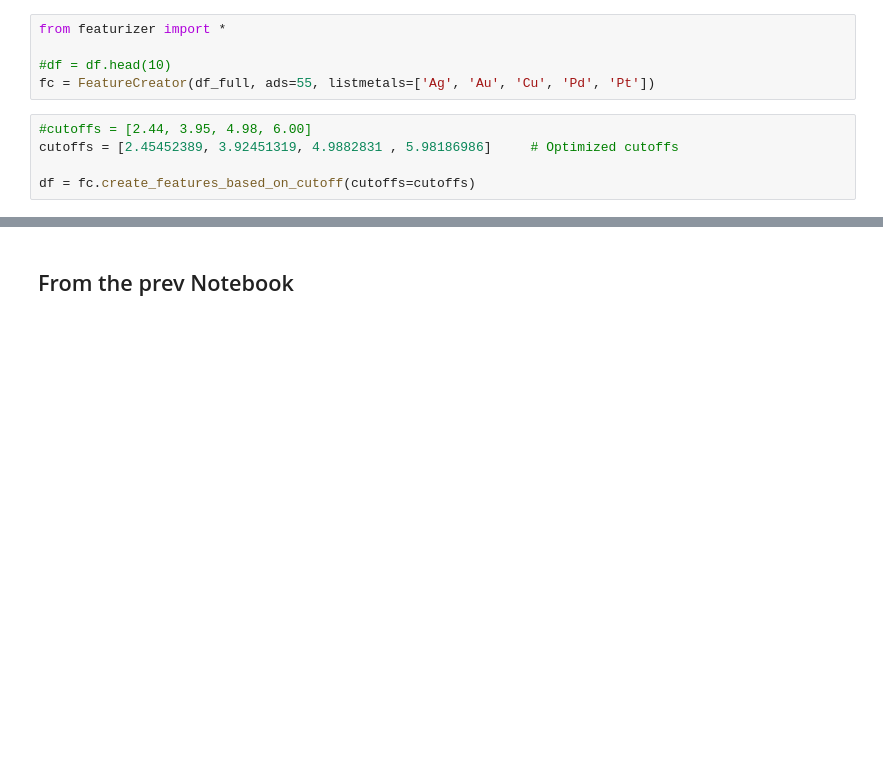
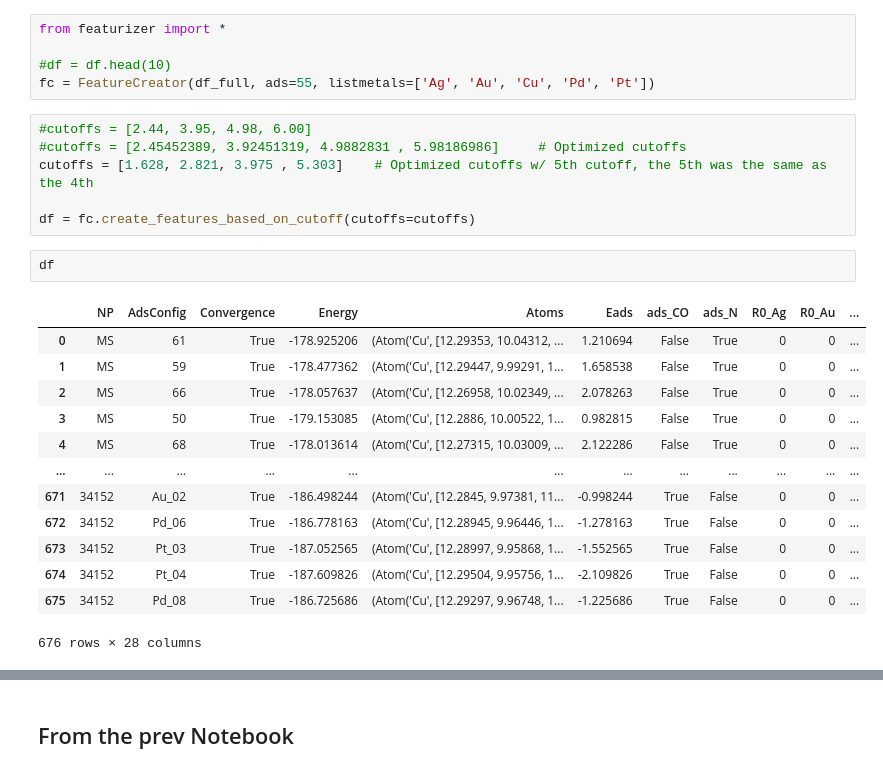
Before and after one commit to manuelarcer/adspredictor, a Jupyter notebook: adspredictor/featurizer/testing.ipynb, the cells around one changed output, grey strips where cells are left out. Cells and saved outputs as stored; diff of their text form; blank space fills up the shorter version.

```diff
--- a/adspredictor/featurizer/testing.ipynb
+++ b/adspredictor/featurizer/testing.ipynb
@@ -205,9 +205,26 @@ from featurizer import *
 fc = FeatureCreator(df_full, ads=55, listmetals=['Ag', 'Au', 'Cu', 'Pd', 'Pt'])
 # %%
 #cutoffs = [2.44, 3.95, 4.98, 6.00]
-cutoffs = [2.45452389, 3.92451319, 4.9882831 , 5.98186986]     # Optimized cutoffs
+#cutoffs = [2.45452389, 3.92451319, 4.9882831 , 5.98186986]     # Optimized cutoffs
+cutoffs = [1.628, 2.821, 3.975 , 5.303]    # Optimized cutoffs w/ 5th cutoff, the 5th was the same as the 4th
 
 df = fc.create_features_based_on_cutoff(cutoffs=cutoffs)
+# %%
+df
+# %% [output]
+|  | NP | AdsConfig | Convergence | Energy | Atoms | Eads | ads_CO | ads_N | R0_Ag | R0_Au | ... |
+| 0 | MS | 61 | True | -178.925206 | (Atom('Cu', [12.29353, 10.04312, ... | 1.210694 | False | True | 0 | 0 | ... |
+| 1 | MS | 59 | True | -178.477362 | (Atom('Cu', [12.29447, 9.99291, 1... | 1.658538 | False | True | 0 | 0 | ... |
+| 2 | MS | 66 | True | -178.057637 | (Atom('Cu', [12.26958, 10.02349, ... | 2.078263 | False | True | 0 | 0 | ... |
+| 3 | MS | 50 | True | -179.153085 | (Atom('Cu', [12.2886, 10.00522, 1... | 0.982815 | False | True | 0 | 0 | ... |
+| 4 | MS | 68 | True | -178.013614 | (Atom('Cu', [12.27315, 10.03009, ... | 2.122286 | False | True | 0 | 0 | ... |
+| ... | ... | ... | ... | ... | ... | ... | ... | ... | ... | ... | ... |
+| 671 | 34152 | Au_02 | True | -186.498244 | (Atom('Cu', [12.2845, 9.97381, 11... | -0.998244 | True | False | 0 | 0 | ... |
+| 672 | 34152 | Pd_06 | True | -186.778163 | (Atom('Cu', [12.28945, 9.96446, 1... | -1.278163 | True | False | 0 | 0 | ... |
+| 673 | 34152 | Pt_03 | True | -187.052565 | (Atom('Cu', [12.28997, 9.95868, 1... | -1.552565 | True | False | 0 | 0 | ... |
+| 674 | 34152 | Pt_04 | True | -187.609826 | (Atom('Cu', [12.29504, 9.95756, 1... | -2.109826 | True | False | 0 | 0 | ... |
+| 675 | 34152 | Pd_08 | True | -186.725686 | (Atom('Cu', [12.29297, 9.96748, 1... | -1.225686 | True | False | 0 | 0 | ... |
+676 rows × 28 columns
 # %%
 import numpy as np
 
```
Also changed, not shown: parts of 11 cells of this notebook, 1 other file.
